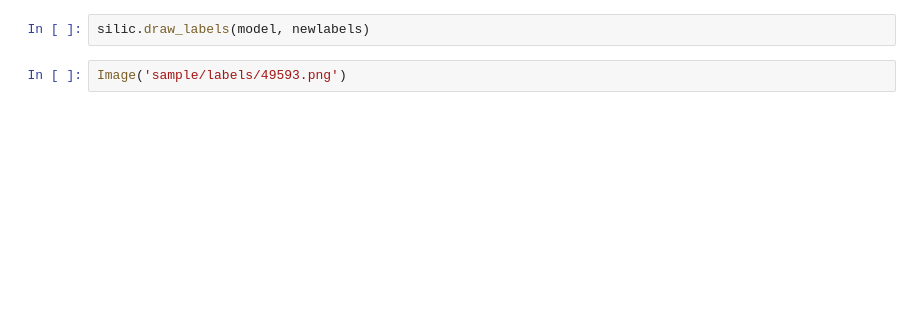
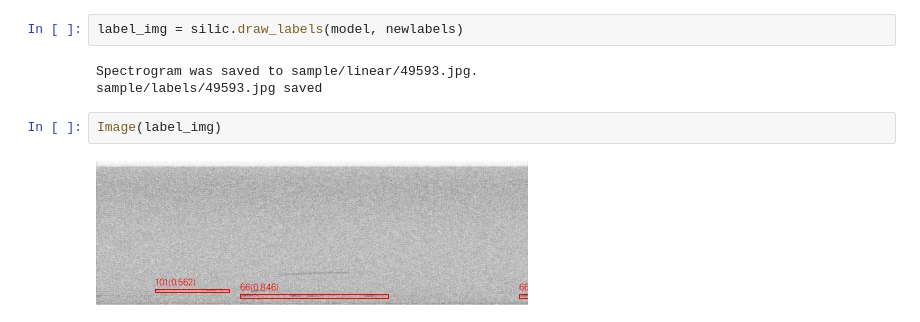
Before and after one commit to RedbirdTaiwan/silic, a Jupyter notebook: silic.ipynb, the cells around one changed output. Cells and saved outputs as stored; diff of their text form; blank space fills up the shorter version.

```diff
--- a/silic.ipynb
+++ b/silic.ipynb
@@ -34,4 +94,9 @@ print(newlabels)
 # %%
-silic.draw_labels(model, newlabels)
+label_img = silic.draw_labels(model, newlabels)
+# %% [output]
+Spectrogram was saved to sample/linear/49593.jpg.
+sample/labels/49593.jpg saved
-# %%
-Image('sample/labels/49593.png')
+# %%
+Image(label_img)
+# %% [output]
+[figure, added]
```
Also changed, not shown: parts of 10 cells of this notebook.
